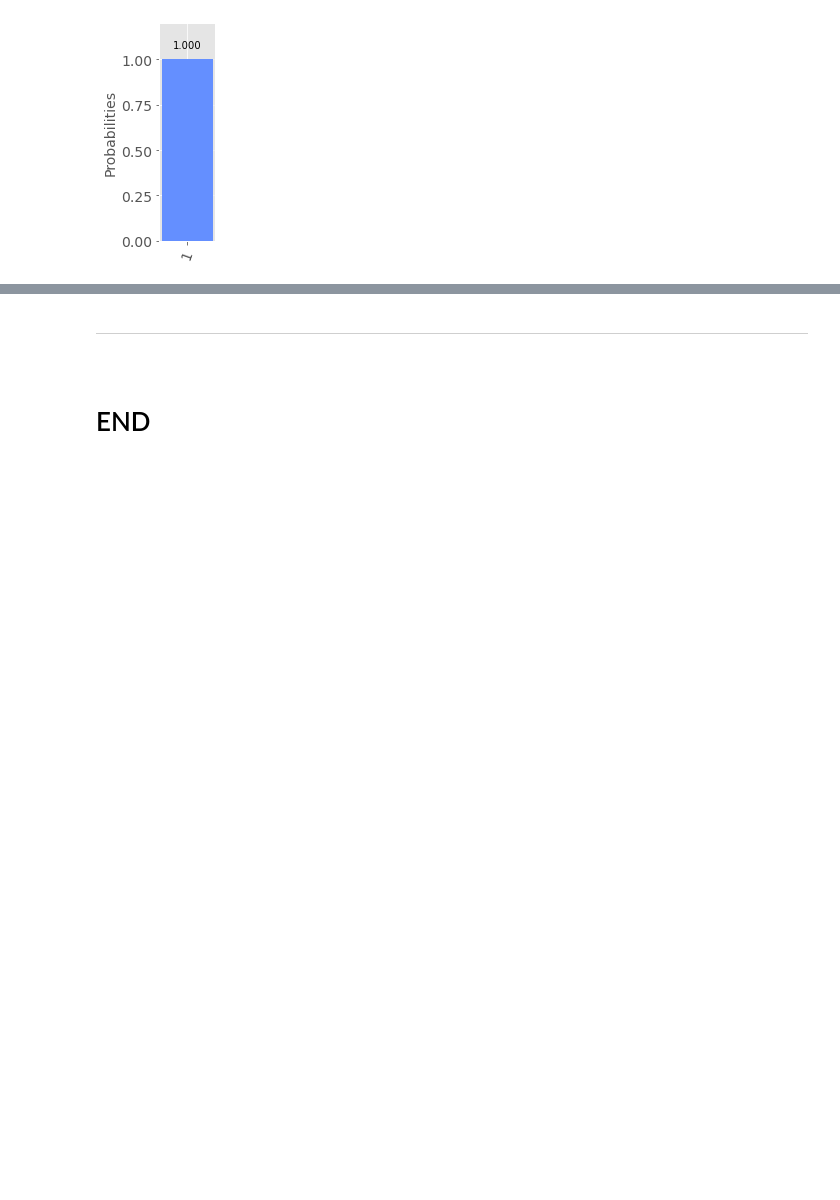
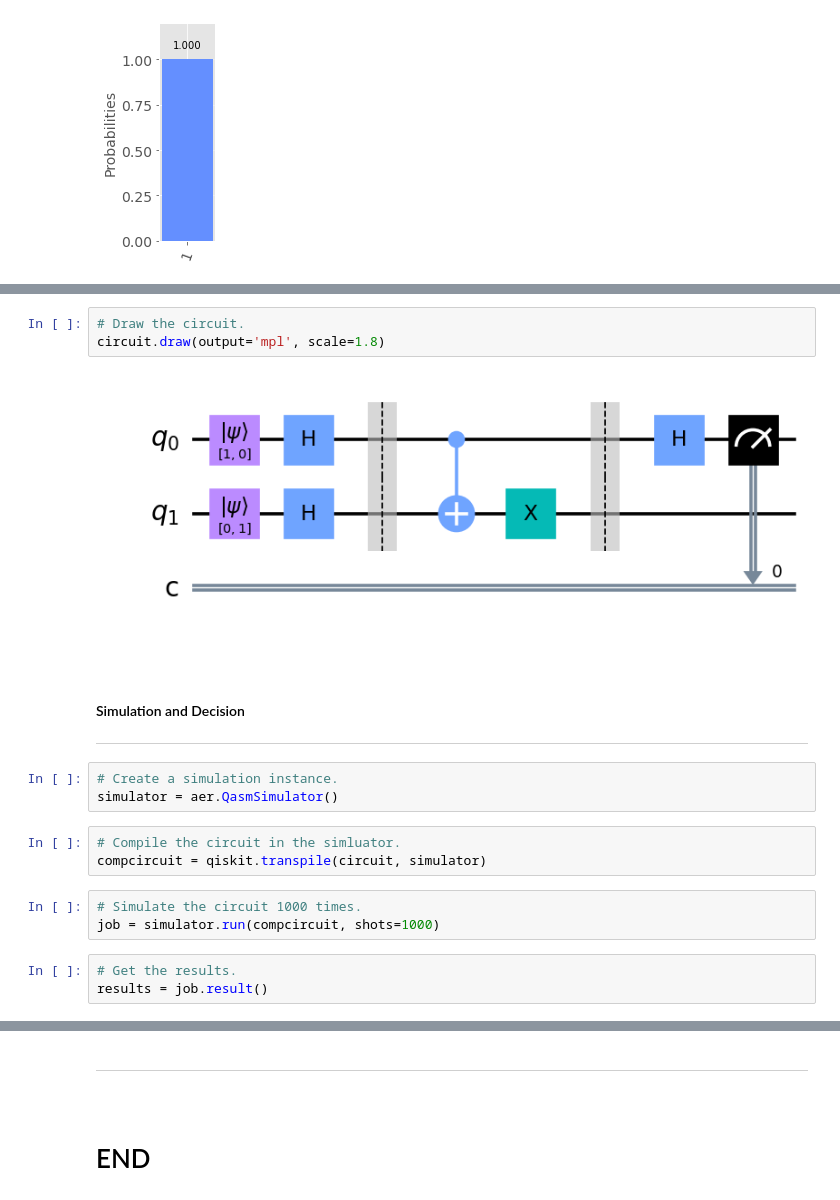
Before and after one commit to Oskar-Ciebien/Emerging-Technologies-Project, a Jupyter notebook: quantum-deutsch.ipynb, the cells around one changed output, grey strips where cells are left out. Saved outputs shown, nothing was run; the diff lists cells and outputs as text; blank space fills up the shorter version.

```diff
--- a/quantum-deutsch.ipynb
+++ b/quantum-deutsch.ipynb
@@ -614,0 +726,23 @@ qiskit.visualization.plot_histogram(counts, figsize=(1, 4))
+# %%
+# Draw the circuit.
+circuit.draw(output='mpl', scale=1.8)
+# %% [output]
+[figure, added]
+# %% [markdown]
+<br>
+
+#### Simulation and Decision
+
+***
+# %%
+# Create a simulation instance.
+simulator = aer.QasmSimulator()
+# %%
+# Compile the circuit in the simluator.
+compcircuit = qiskit.transpile(circuit, simulator)
+# %%
+# Simulate the circuit 1000 times.
+job = simulator.run(compcircuit, shots=1000)
+# %%
+# Get the results.
+results = job.result()
```
Also changed, not shown: parts of 19 cells of this notebook.
